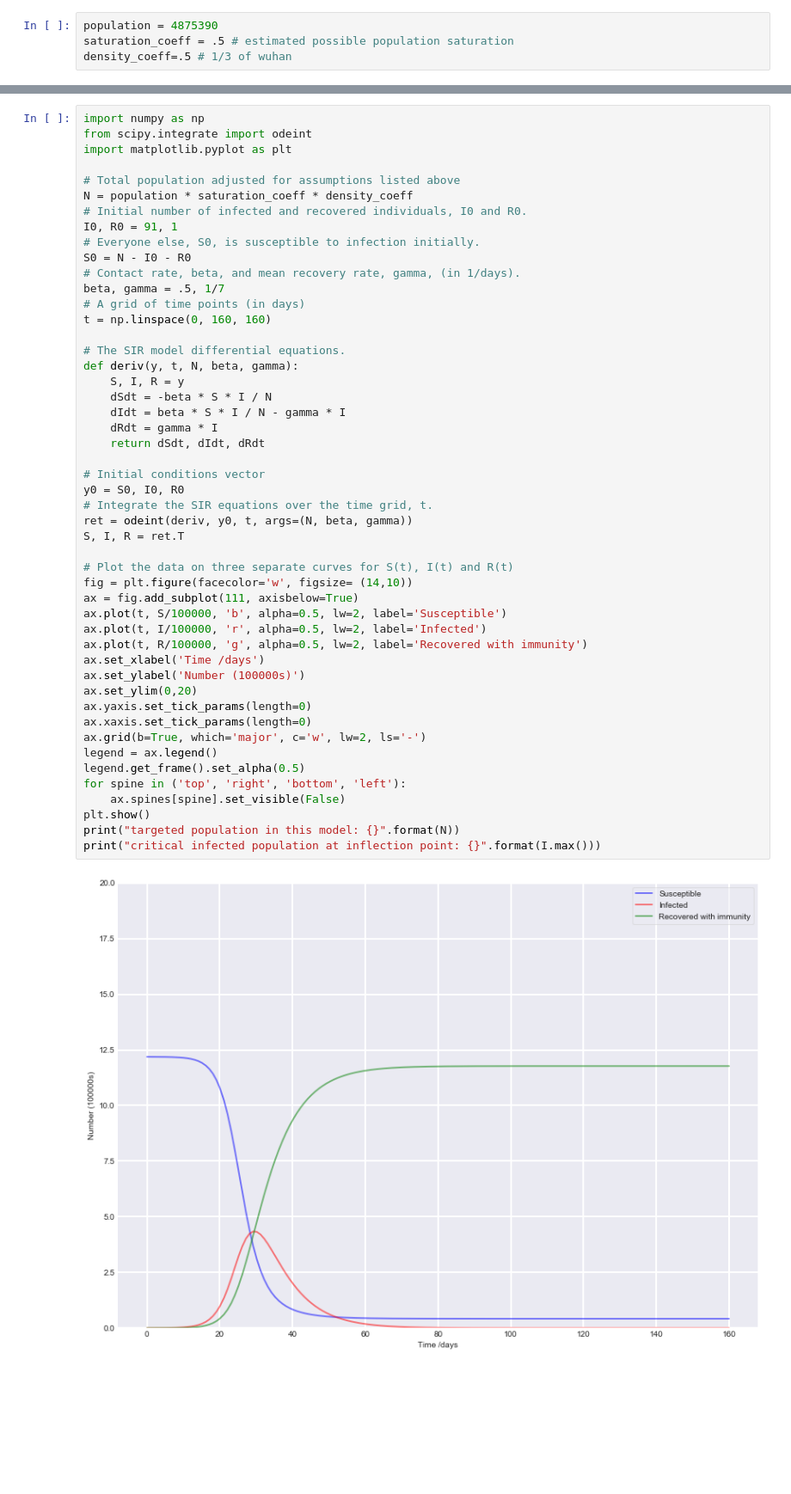
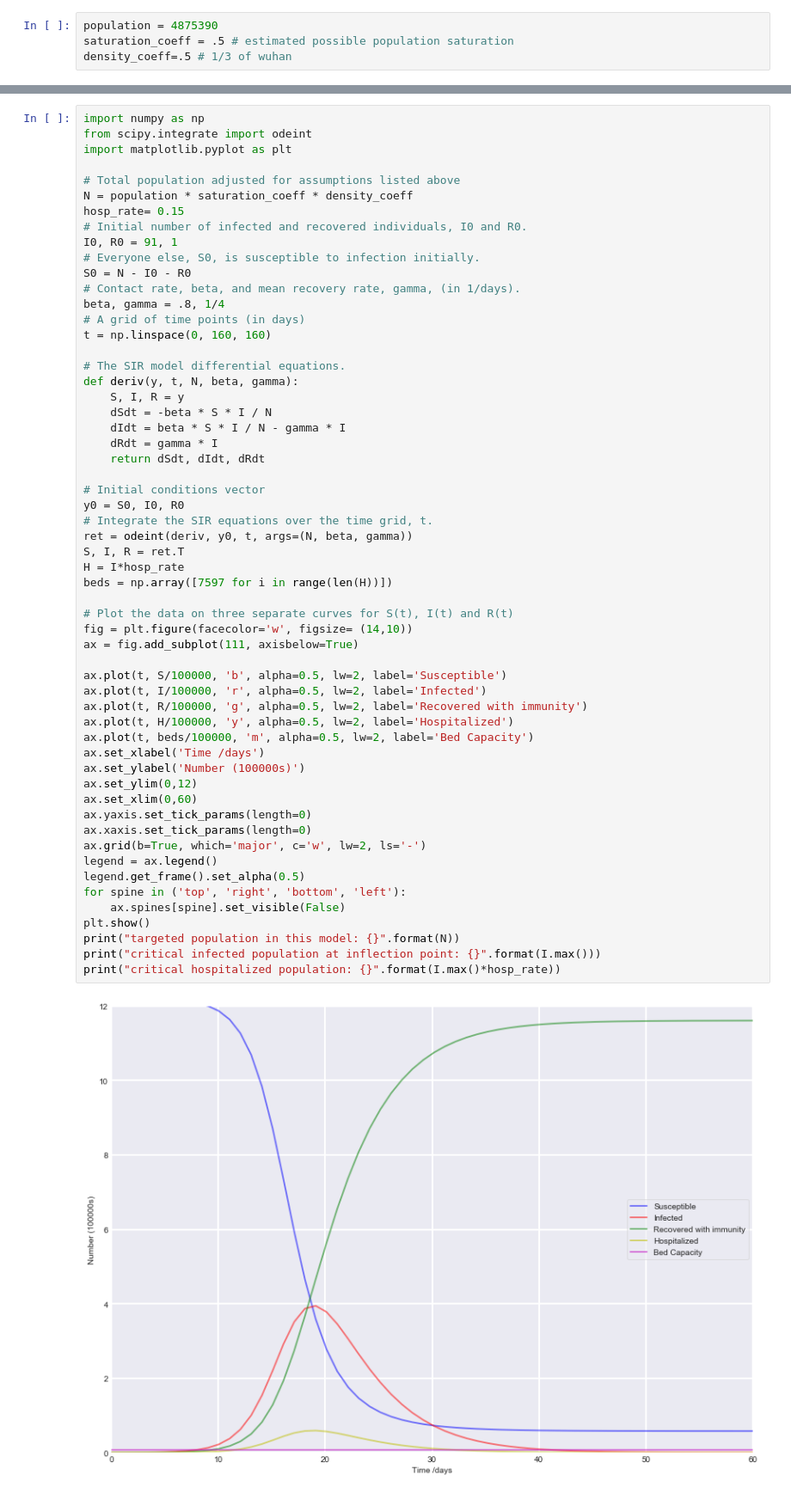
Before and after one commit to awmatheson/COVID-19, a Jupyter notebook: Boston-Growth.ipynb, the cells around one changed output, grey strips where cells are left out. Shown at 86% size. Cells and saved outputs as stored; diff of their text form; blank space fills up the shorter version.

```diff
--- a/Boston-Growth.ipynb
+++ b/Boston-Growth.ipynb
@@ -71,12 +74,13 @@ import matplotlib.pyplot as plt
 
 # Total population adjusted for assumptions listed above
 N = population * saturation_coeff * density_coeff
+hosp_rate= 0.15
 # Initial number of infected and recovered individuals, I0 and R0.
 I0, R0 = 91, 1
 # Everyone else, S0, is susceptible to infection initially.
 S0 = N - I0 - R0
 # Contact rate, beta, and mean recovery rate, gamma, (in 1/days).
-beta, gamma = .5, 1/7
+beta, gamma = .8, 1/4
 # A grid of time points (in days)
 t = np.linspace(0, 160, 160)
 
@@ -86,33 +90,40 @@ def deriv(y, t, N, beta, gamma):
     dSdt = -beta * S * I / N
     dIdt = beta * S * I / N - gamma * I
     dRdt = gamma * I
     return dSdt, dIdt, dRdt
 
 # Initial conditions vector
 y0 = S0, I0, R0
 # Integrate the SIR equations over the time grid, t.
 ret = odeint(deriv, y0, t, args=(N, beta, gamma))
 S, I, R = ret.T
+H = I*hosp_rate
+beds = np.array([7597 for i in range(len(H))])
 
 # Plot the data on three separate curves for S(t), I(t) and R(t)
 fig = plt.figure(facecolor='w', figsize= (14,10))
 ax = fig.add_subplot(111, axisbelow=True)
+
 ax.plot(t, S/100000, 'b', alpha=0.5, lw=2, label='Susceptible')
 ax.plot(t, I/100000, 'r', alpha=0.5, lw=2, label='Infected')
 ax.plot(t, R/100000, 'g', alpha=0.5, lw=2, label='Recovered with immunity')
+ax.plot(t, H/100000, 'y', alpha=0.5, lw=2, label='Hospitalized')
+ax.plot(t, beds/100000, 'm', alpha=0.5, lw=2, label='Bed Capacity')
 ax.set_xlabel('Time /days')
 ax.set_ylabel('Number (100000s)')
-ax.set_ylim(0,20)
+ax.set_ylim(0,12)
+ax.set_xlim(0,60)
 ax.yaxis.set_tick_params(length=0)
 ax.xaxis.set_tick_params(length=0)
 ax.grid(b=True, which='major', c='w', lw=2, ls='-')
 legend = ax.legend()
 legend.get_frame().set_alpha(0.5)
 for spine in ('top', 'right', 'bottom', 'left'):
     ax.spines[spine].set_visible(False)
 plt.show()
 print("targeted population in this model: {}".format(N))
 print("critical infected population at inflection point: {}".format(I.max()))
+print("critical hospitalized population: {}".format(I.max()*hosp_rate))
 # %% [output]
-[figure, old version]
+[figure, new version]
 targeted population in this model: 1218847.5
```
Also changed, not shown: parts of 6 cells of this notebook.
